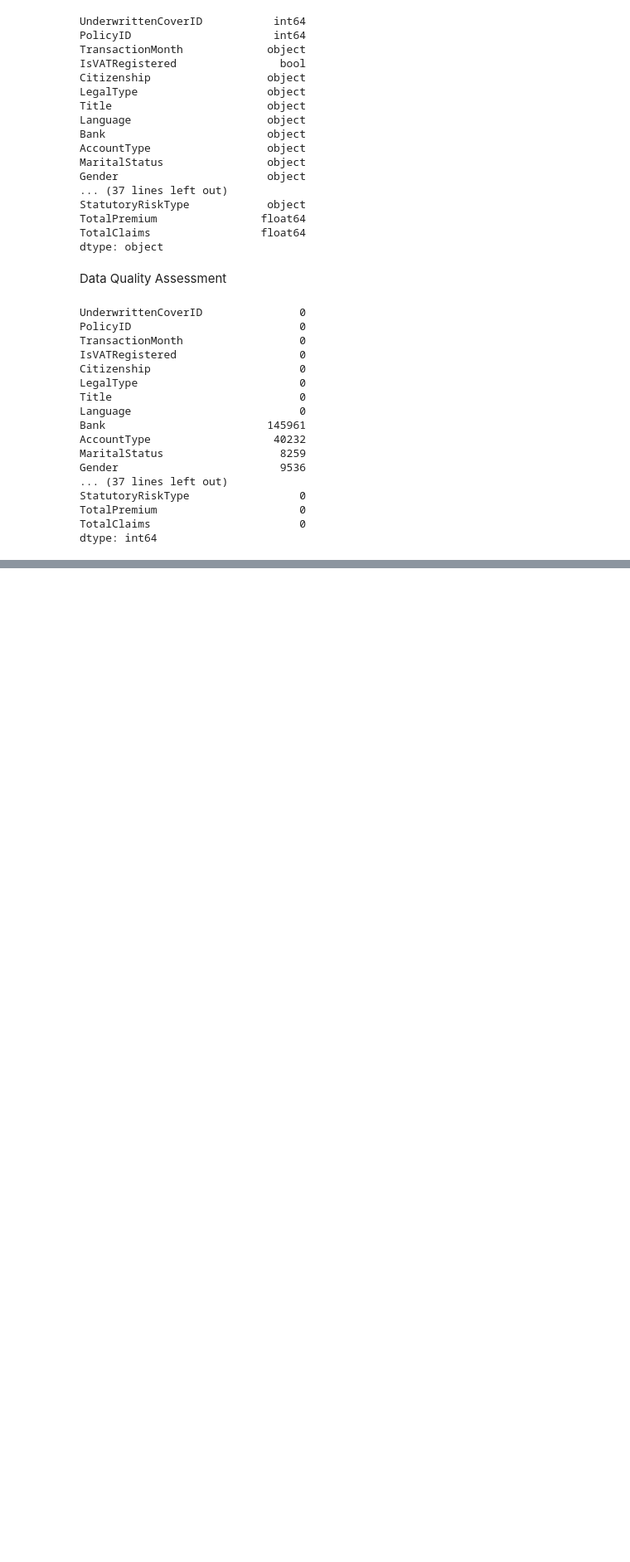
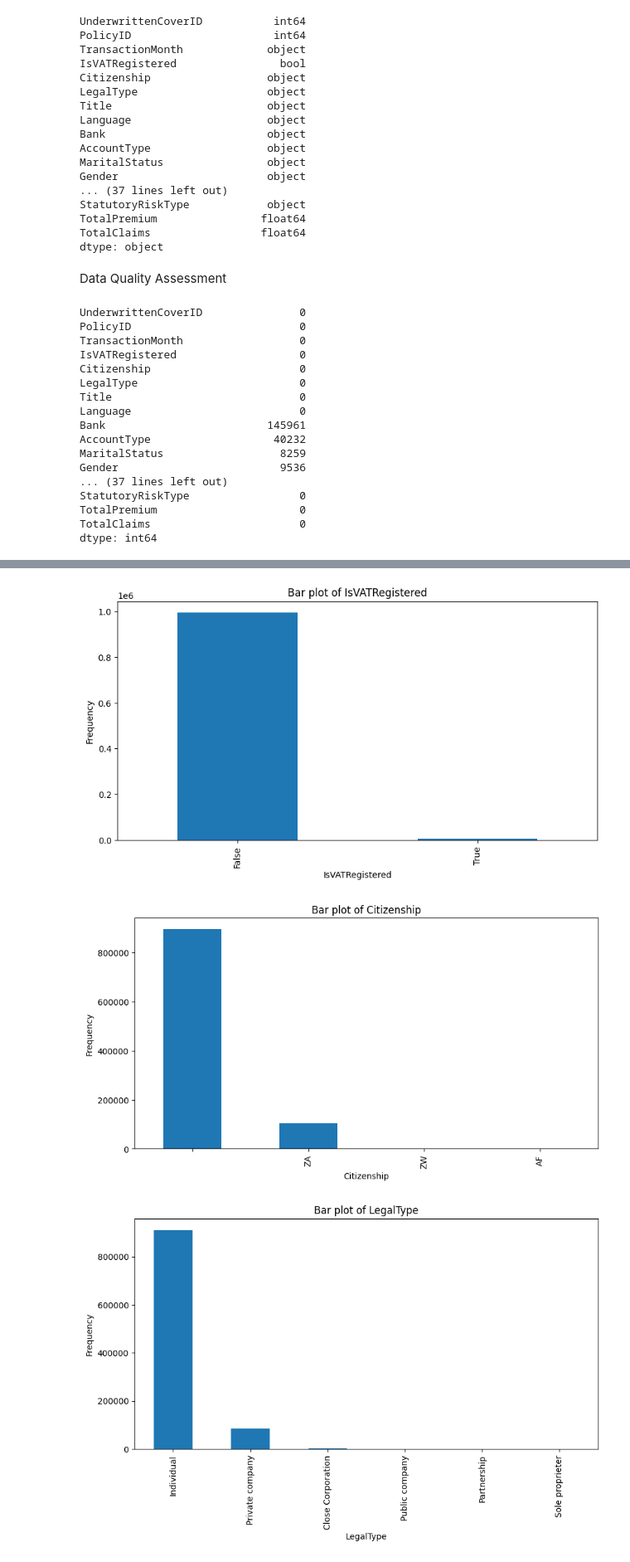
Before and after one commit to YonatanMoges/insurance-data-analysis, a Jupyter notebook: notebook/eda.ipynb, the cells around one changed output, grey strips where cells are left out. Shown: that part at 83% size. Cells and saved outputs as stored; diff of their text form; code cells hidden in the pictures; blank space fills up the shorter version.

```diff
--- a/notebook/eda.ipynb
+++ b/notebook/eda.ipynb
@@ -106,0 +115,8 @@ dtype: int64
+# %%
+# Bar charts for categorical columns
+categorical_columns = ['IsVATRegistered', 'Citizenship', 'LegalType', 'Gender', 'VehicleType']
+eda.plot_categorical_bar(df, categorical_columns)
+# %% [output]
+[figure, added]
+[figure, added]
+[figure, added]
```
Also changed, not shown: parts of 3 cells of this notebook, 1 other file.
